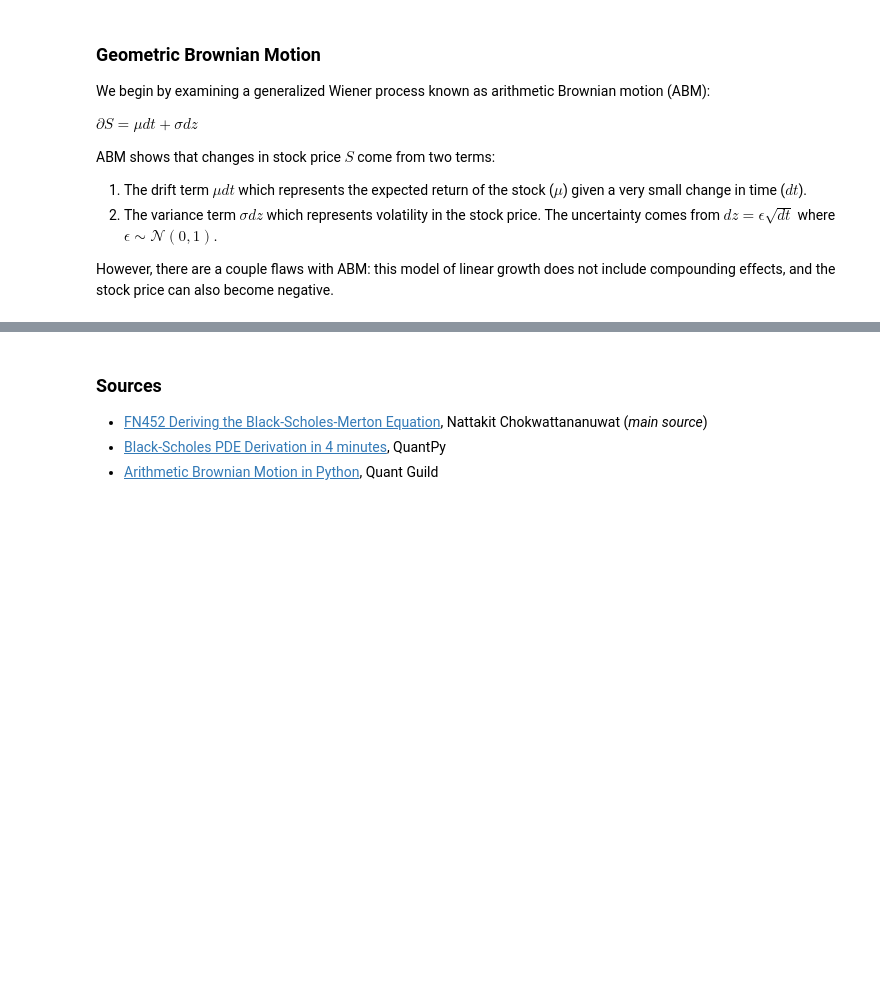
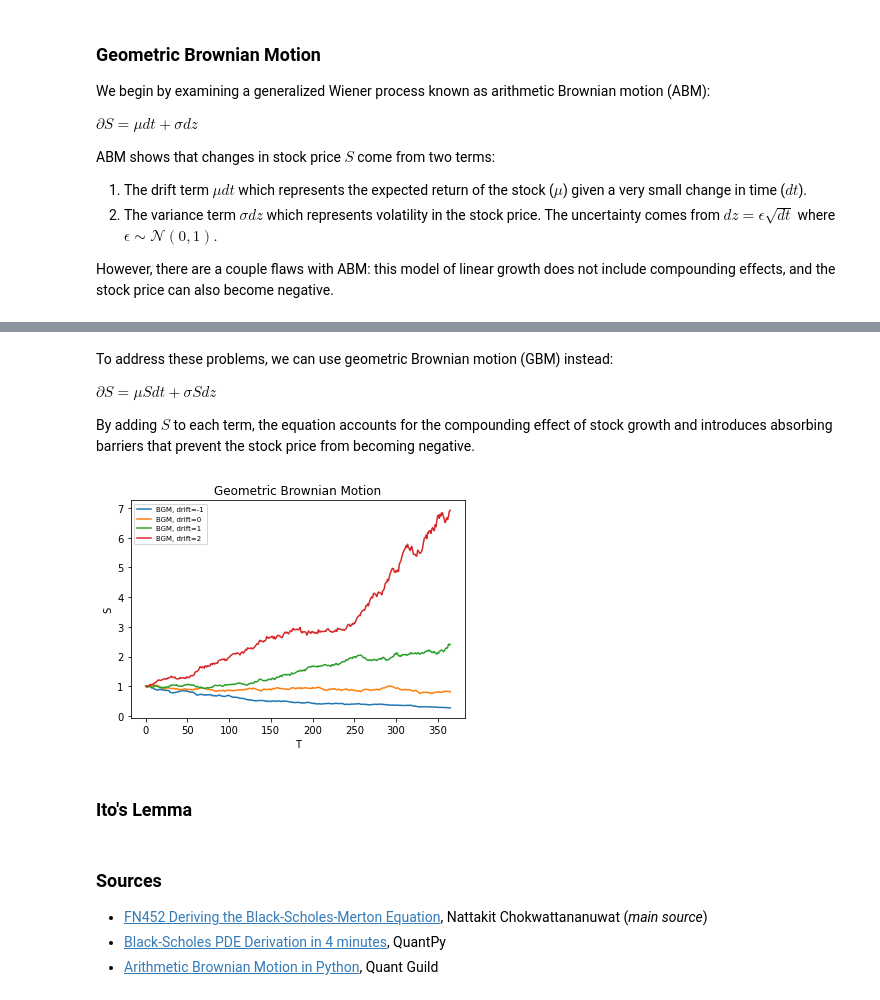
Before and after one commit to tonyb7/options-lib, a Jupyter notebook: black_scholes/derivation.ipynb, the cells around one changed output, grey strips where cells are left out. Drawn from its saved outputs; the diff is of its cells as text; code cells hidden in the pictures; blank space fills up the shorter version.

```diff
--- a/black_scholes/derivation.ipynb
+++ b/black_scholes/derivation.ipynb
@@ -75,3 +75,48 @@ plt.show()
+# %% [markdown]
+To address these problems, we can use geometric Brownian motion (GBM) instead:
+
+$\partial S = \mu S dt + \sigma S dz$
+
+By adding $S$ to each term, the equation accounts for the compounding effect of stock growth and introduces absorbing barriers that prevent the stock price from becoming negative.
+# %%
+class GeometricBrownianMotion:
+    def __init__(self, drift, volatility, delta_t, initial_asset_price):
+        self.drift = drift
+        self.volatility = volatility
+        self.delta_t = delta_t
+        self.current_asset_price = initial_asset_price
+        self.asset_prices = [initial_asset_price]
+
+    def time_step(self):
+        dz = np.random.normal(0, math.sqrt(self.delta_t))
+        dS = self.drift * self.current_asset_price * self.delta_t + self.volatility * self.current_asset_price * dz
+        self.current_asset_price += dS
+        self.asset_prices.append(self.current_asset_price)
+
+processes = []
+for i in range(-1, 3):
+    processes.append(GeometricBrownianMotion(i, 0.3, 1/365, 1))
+
+for process in processes:
+    tte = 1
+    while tte - process.delta_t > 0:
+        process.time_step()
+        tte -= process.delta_t
+
+x = np.linspace(0, 365, 365)
+for p in processes:
+    pplot = plt.plot(np.arange(0, len(p.asset_prices)), p.asset_prices, label=f'BGM, drift={p.drift}')
+    y = 1 + p.drift/365*x
+    # _ = plt.plot(x, y, label=f'drift={p.drift}', color=pplot[0].get_color())
+plt.legend(loc='upper left', prop={'size': 7})
+plt.xlabel('T')
+plt.ylabel('S')
+plt.title('Geometric Brownian Motion')
+plt.show()
+# %% [output]
+[figure, added]
+# %% [markdown]
+### Ito's Lemma
 # %% [markdown]
 ### Sources
 - [FN452 Deriving the Black-Scholes-Merton Equation](https://www.youtube.com/watch?v=IynFtIQ6HaI), Nattakit Chokwattananuwat (*main source*)
```
Also changed, not shown: parts of 1 cell of this notebook.
